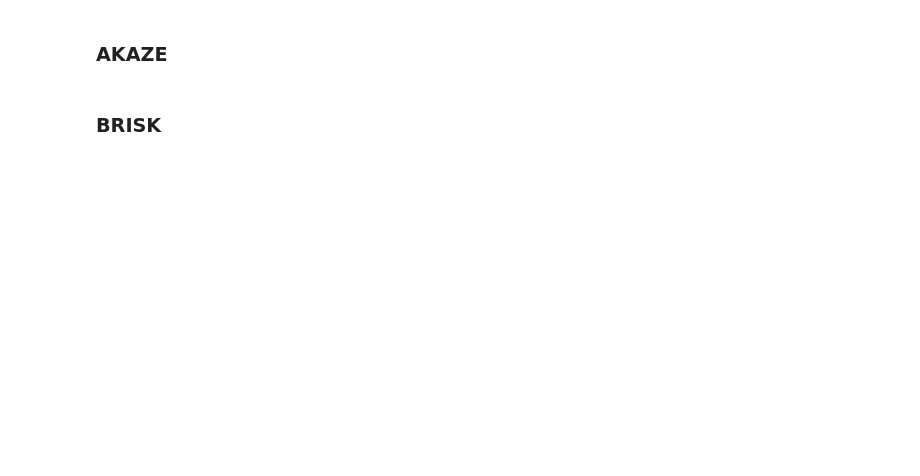
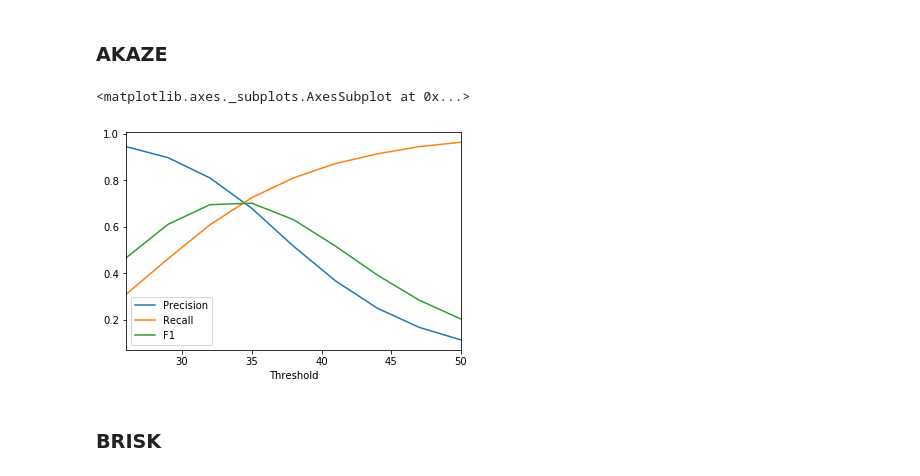
Before and after one commit to leyhline/bukan-collection, a Jupyter notebook: 12-feature-detection.ipynb, the cells around one changed output. Drawn from its saved outputs; the diff is of its cells as text; code cells hidden in the pictures; blank space fills up the shorter version.

```diff
--- a/12-feature-detection.ipynb
+++ b/12-feature-detection.ipynb
@@ -48,4 +55,11 @@ print("Getting all the cross matches took", match_time_s_akaze0, "seconds.")
+# %%
+akaze = cv.AKAZE_create(descriptor_size=0, threshold=0.008)
+matches_shuuchin1_akaze = calculate_or_load_matches("results/matches_shuuchin1_akaze.h5", shuuchin1_paths, lambda x: detect_keypoints_and_descriptors(x, akaze))
 # %%
-pr_results_akaze0 = precision_recall_total(matches_df_akaze0, 26, 51, 3)
+pr_shuuchin1_akaze = precision_recall_total(matches_shuuchin1_akaze, 26, 51, 3)
+pr_shuuchin1_akaze.plot()
+# %% [output]
+<matplotlib.axes._subplots.AxesSubplot at 0x...>
+[figure, added]
 # %% [markdown]
 ### BRISK
```
Also changed, not shown: parts of 53 cells of this notebook, 1 other file.
